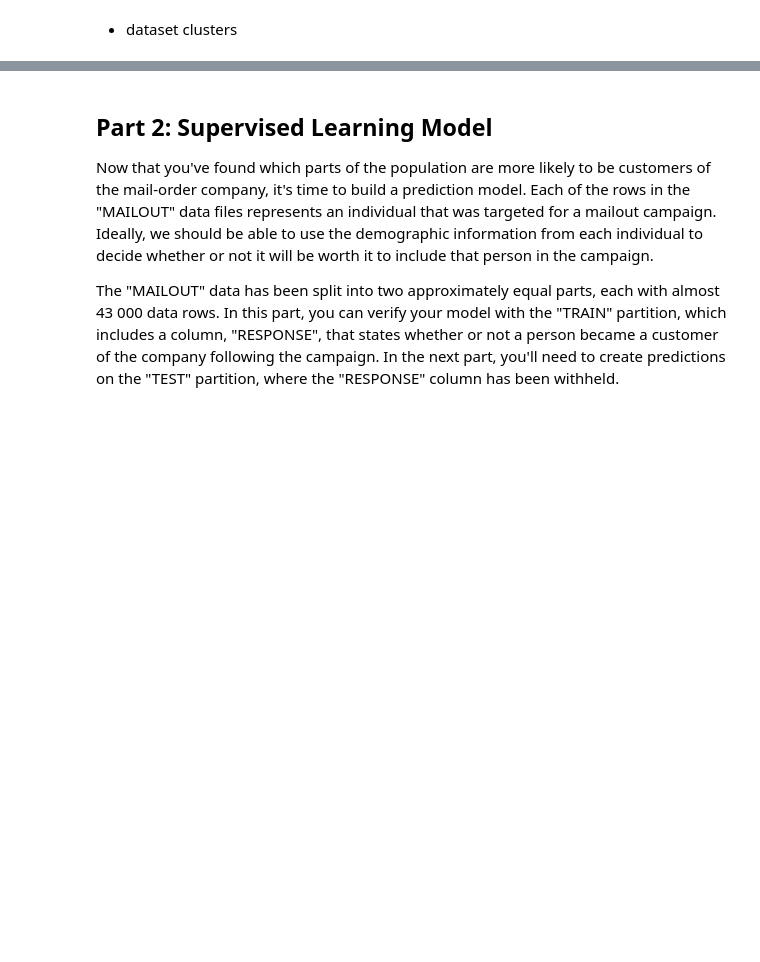
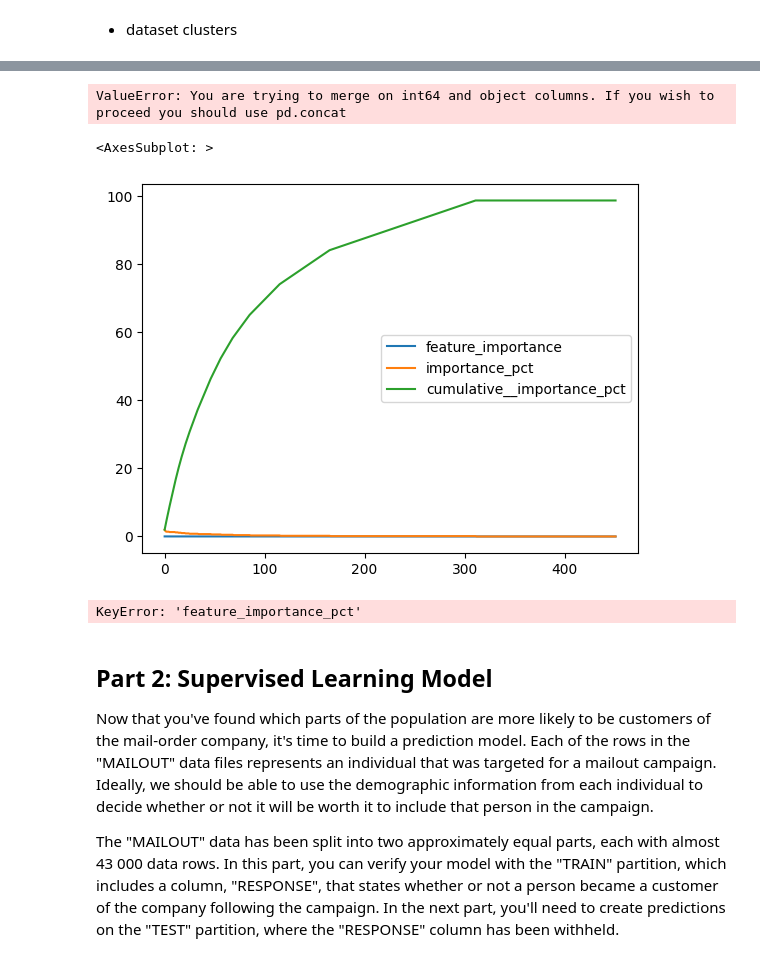
Before and after one commit to jaeyoun-chang/u_city_capstone, a Jupyter notebook: Arvato_Project_Workbook.ipynb, the cells around one changed output, grey strips where cells are left out. Cells and saved outputs as stored; diff of their text form; code cells hidden in the pictures; blank space fills up the shorter version.

```diff
--- a/Arvato_Project_Workbook.ipynb
+++ b/Arvato_Project_Workbook.ipynb
@@ -1483,0 +2414,9 @@ azdias_cluster
+# %%
+cluster_meaning = cluster_score
+for i in cluster_score.columns[1:]:
+
+    map_meaning = cluster_score[['Attribute'] + [i]]
+    # cluster_meaning = cluster_meaning.merge(map_meaning, on = 'Attribute')
+    cluster_meaning = vlookup(cluster_meaning, ref_attr, 'Attribute', 'Meaning', intsec = 'update')
+
+cluster_meaning
@@ -1483,0 +2469,16 @@ azdias_cluster
+# %%
+# Merge general_public_cluster and ref_attr on the common attribute column
+merged_df = general_public_cluster.merge(ref_attr[['Attribute', 'Meaning']], left_on=general_public_cluster.columns, right_on='Attribute', how='left')
+
+# Replace the values in general_public_cluster with the mapped Meaning values
+df1_mapped = merged_df['Meaning'].fillna(merged_df[general_public_cluster.columns])
+
+# Print the resulting mapped dataframe
+view_all(df1_mapped)
+# %% [output]
+ValueError: You are trying to merge on int64 and object columns. If you wish to proceed you should use pd.concat
+# %%
+# Create a random forest classifier to extract feature importance
+rf = RandomForestClassifier(n_jobs = -1, random_state = 0)
+rf.fit(df_azdias_tf, general_label)
+feature_importance = rf.feature_importances_
@@ -1483,0 +2489,20 @@ azdias_cluster
+# %%
+dict_feature_importance = dict()
+for i, j in zip(df_azdias_tf.columns, feature_importance):
+    dict_feature_importance[i] = j
+# %%
+# transform p_process from dictionary to dataframe
+df_feature_importance = {'feature_importance': dict_feature_importance}
+df_feature_importance = pd.DataFrame(df_feature_importance).sort_values('feature_importance', ascending = False).reset_index()
+df_feature_importance['importance_pct'] = (df_feature_importance['feature_importance'] * 100).round(1)
+df_feature_importance['cumulative__importance_pct'] = df_feature_importance['importance_pct'].cumsum()
+# view_all(df_feature_importance)
+# %%
+df_feature_importance.plot()
+# %% [output]
+<AxesSubplot: >
+[figure, added]
+# %%
+df_feature_importance['feature_importance_pct'].sum()
+# %% [output]
+KeyError: 'feature_importance_pct'
```
Also changed, not shown: parts of 139 cells of this notebook, 7 other files.
